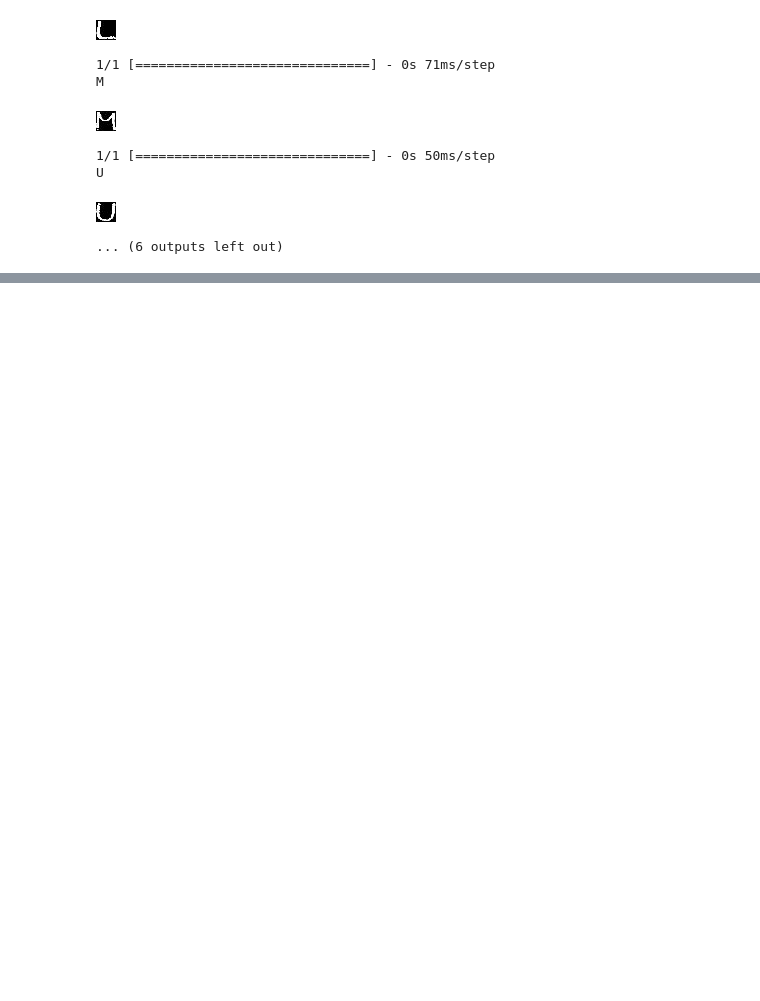
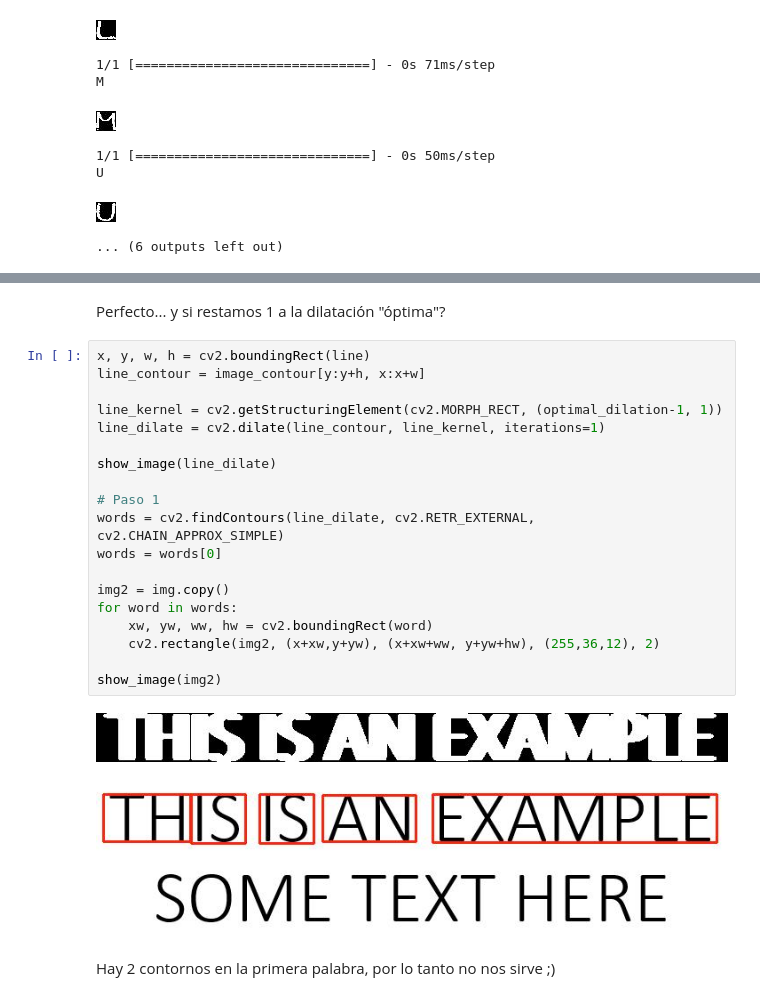
Before and after one commit to OscarRojasG/OCR, a Jupyter notebook: OCR.ipynb, the cells around one changed output, grey strips where cells are left out. Cells and saved outputs as stored; diff of their text form; blank space fills up the shorter version.

```diff
--- a/OCR.ipynb
+++ b/OCR.ipynb
@@ -683,0 +852,26 @@ U
+# %% [markdown]
+Perfecto... y si restamos 1 a la dilatación "óptima"?
+# %%
+x, y, w, h = cv2.boundingRect(line)
+line_contour = image_contour[y:y+h, x:x+w]
+
+line_kernel = cv2.getStructuringElement(cv2.MORPH_RECT, (optimal_dilation-1, 1))
+line_dilate = cv2.dilate(line_contour, line_kernel, iterations=1)
+
+show_image(line_dilate)
+
+# Paso 1
+words = cv2.findContours(line_dilate, cv2.RETR_EXTERNAL, cv2.CHAIN_APPROX_SIMPLE)
+words = words[0]
+
+img2 = img.copy()
+for word in words:
+    xw, yw, ww, hw = cv2.boundingRect(word)
+    cv2.rectangle(img2, (x+xw,y+yw), (x+xw+ww, y+yw+hw), (255,36,12), 2)
+
+show_image(img2)
+# %% [output]
+[figure, added]
+[figure, added]
+# %% [markdown]
+Hay 2 contornos en la primera palabra, por lo tanto no nos sirve ;)
```
Also changed, not shown: parts of 18 cells of this notebook.
